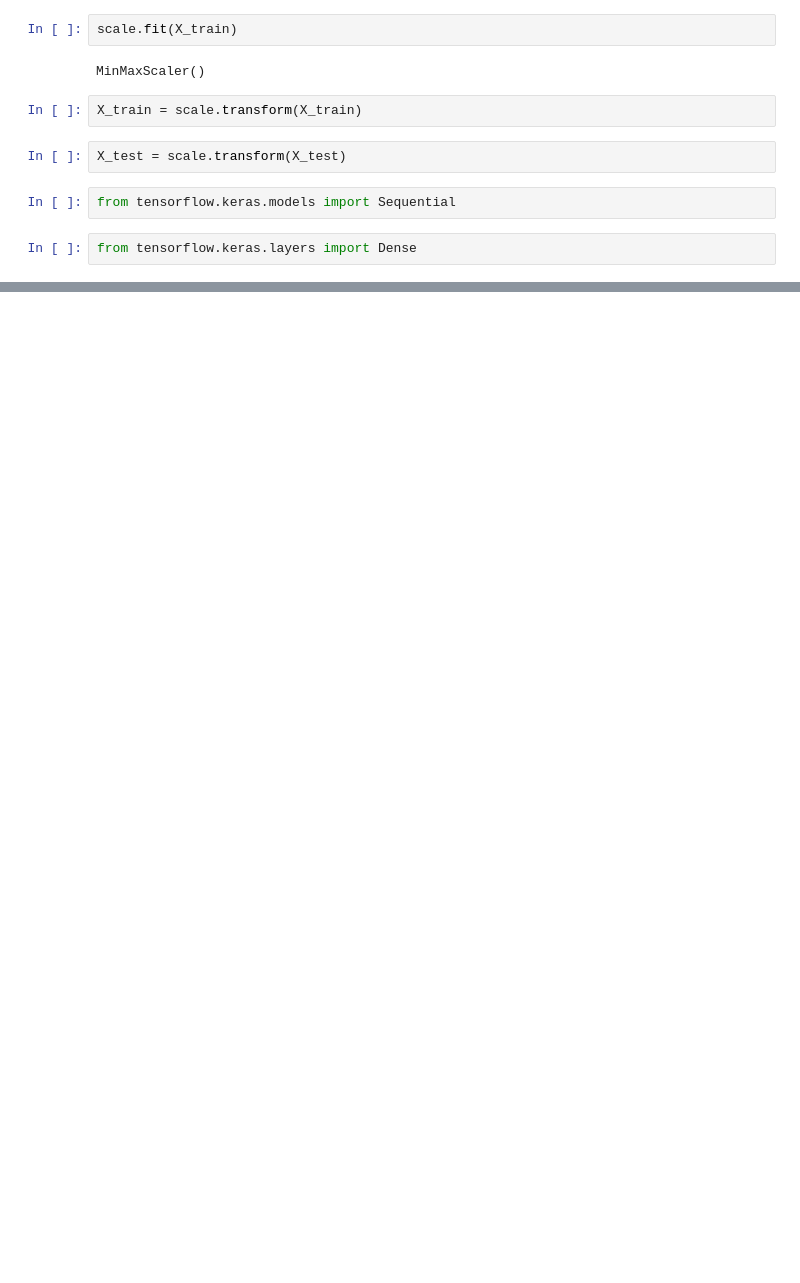
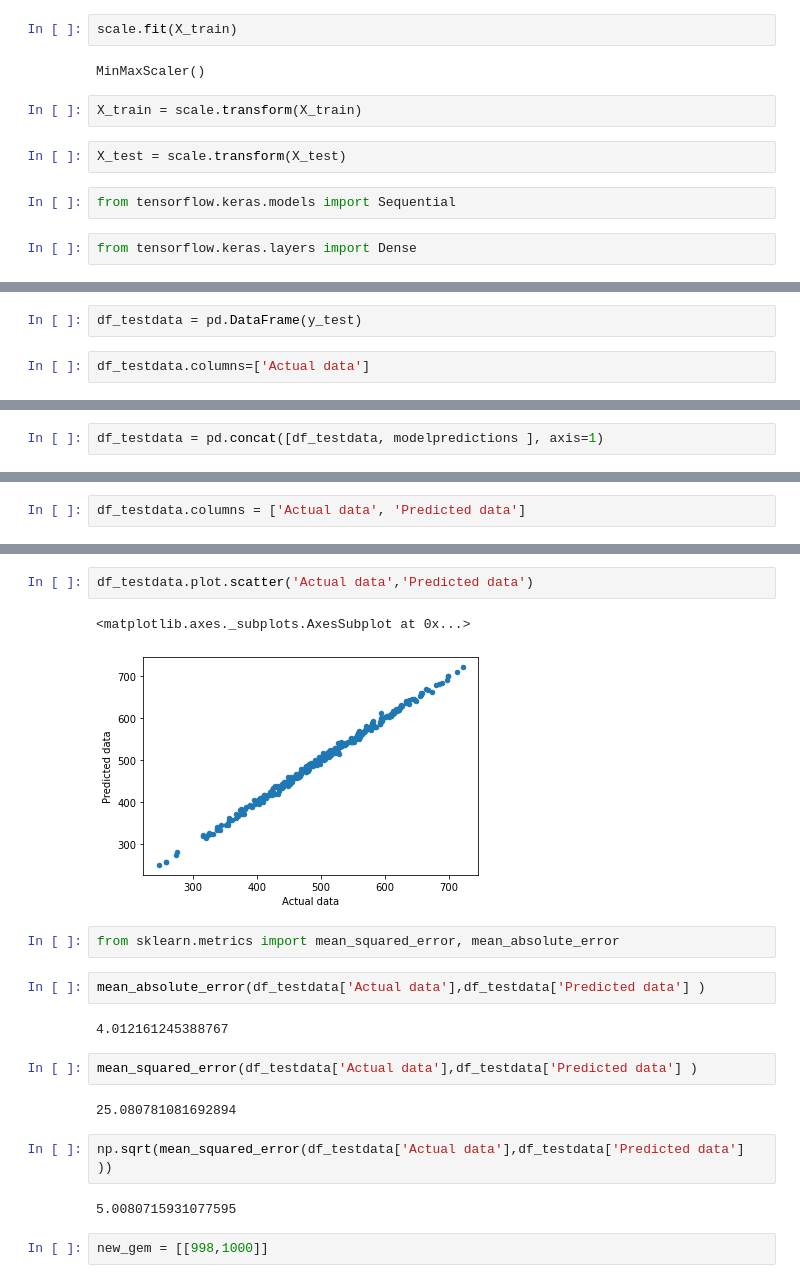
Before and after one commit to ShimnaA/DeepLearning, a Jupyter notebook: TensonFlow_Basics.ipynb, the cells around one changed output, grey strips where cells are left out. Cells and saved outputs as stored; diff of their text form; blank space fills up the shorter version.

```diff
--- a/TensonFlow_Basics.ipynb
+++ b/TensonFlow_Basics.ipynb
@@ -57,0 +148,4 @@ from tensorflow.keras.layers import Dense
+# %%
+df_testdata = pd.DataFrame(y_test)
+# %%
+df_testdata.columns=['Actual data']
@@ -57,0 +161,2 @@ from tensorflow.keras.layers import Dense
+# %%
+df_testdata = pd.concat([df_testdata, modelpredictions ], axis=1)
@@ -57,0 +172,2 @@ from tensorflow.keras.layers import Dense
+# %%
+df_testdata.columns = ['Actual data', 'Predicted data']
@@ -57,0 +183,21 @@ from tensorflow.keras.layers import Dense
+# %%
+df_testdata.plot.scatter('Actual data','Predicted data')
+# %% [output]
+<matplotlib.axes._subplots.AxesSubplot at 0x...>
+[figure, added]
+# %%
+from sklearn.metrics import mean_squared_error, mean_absolute_error
+# %%
+mean_absolute_error(df_testdata['Actual data'],df_testdata['Predicted data'] )
+# %% [output]
+4.012161245388767
+# %%
+mean_squared_error(df_testdata['Actual data'],df_testdata['Predicted data'] )
+# %% [output]
+25.080781081692894
+# %%
+np.sqrt(mean_squared_error(df_testdata['Actual data'],df_testdata['Predicted data'] ))
+# %% [output]
+5.0080715931077595
+# %%
+new_gem = [[998,1000]]
```
Also changed, not shown: parts of 22 cells of this notebook, 2 other files.
